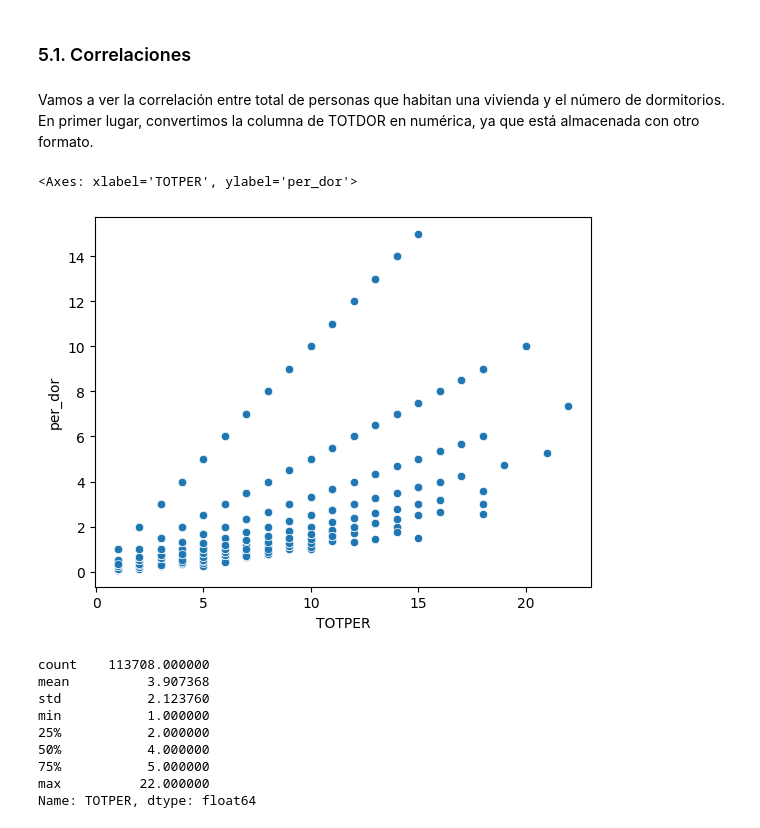
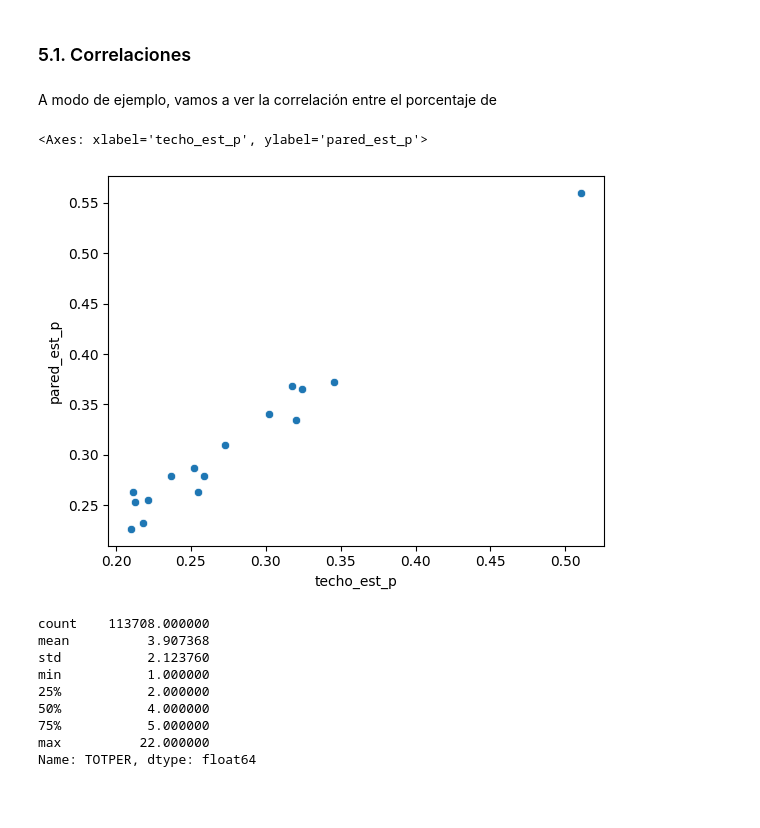
Before and after one commit to otoperalias/teaching, a Jupyter notebook: UTE_TallerAnalisisCuanti.ipynb, the cells around one changed output. Saved outputs shown, nothing was run; the diff lists cells and outputs as text; code cells hidden in the pictures; blank space fills up the shorter version.

```diff
--- a/UTE_TallerAnalisisCuanti.ipynb
+++ b/UTE_TallerAnalisisCuanti.ipynb
@@ -326,0 +372,8 @@ vpo_c
+# %%
+vpo_c['techo_mat_p']=vpo_c['techo_mat']/vpo_c['num']
+vpo_c['techo_est_p']=vpo_c['techo_est']/vpo_c['num']
+
+vpo_c['pared_mat_p']=vpo_c['pared_mat']/vpo_c['num']
+vpo_c['pared_est_p']=vpo_c['pared_est']/vpo_c['num']
+
+vpo_c['totper_med']=vpo_c['TOTPER']/vpo_c['num']
@@ -328,6 +411,3 @@ vpo_c
 ## 5. Análisis bivariante
 # %% [markdown]
 ### 5.1. Correlaciones
-# %% [markdown]
-Vamos a ver la correlación entre total de personas que habitan una vivienda y el número de dormitorios.
-En primer lugar, convertimos la columna de TOTDOR en numérica, ya que está almacenada con otro formato.
@@ -337,8 +414,10 @@ vpo['per_dor']=vpo['TOTPER']/vpo['TOTDOR']
+# %% [markdown]
+A modo de ejemplo, vamos a ver la correlación entre el porcentaje de
 # %%
-sns.scatterplot(data=vpo,x="TOTPER",y="per_dor")
+sns.scatterplot(data=vpo_c,x="techo_est_p",y="pared_est_p")
 # %% [output]
-<Axes: xlabel='TOTPER', ylabel='per_dor'>
+<Axes: xlabel='techo_est_p', ylabel='pared_est_p'>
-[figure, old version]
+[figure, new version]
 # %%
 vpo.TOTPER.describe()
 # %% [output]
```
Also changed, not shown: parts of 35 cells of this notebook.
